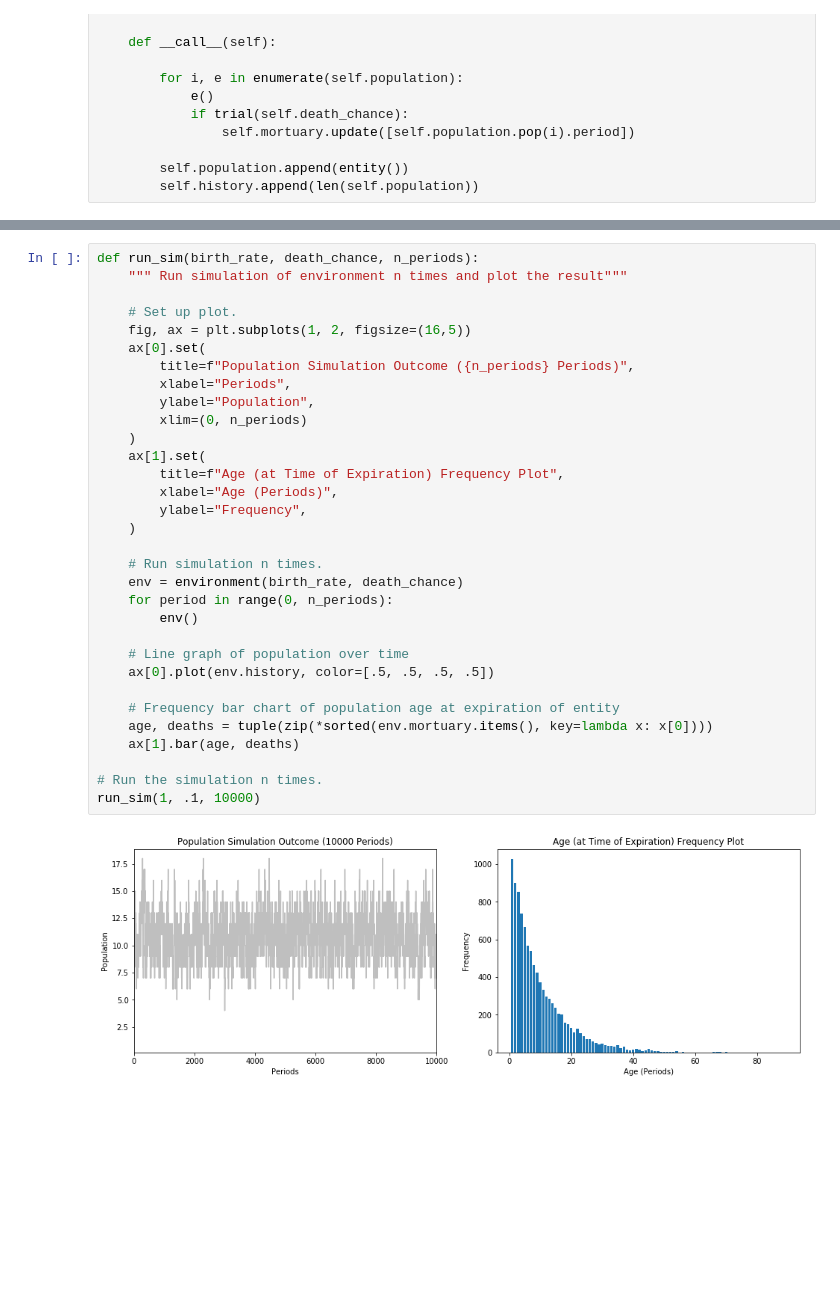
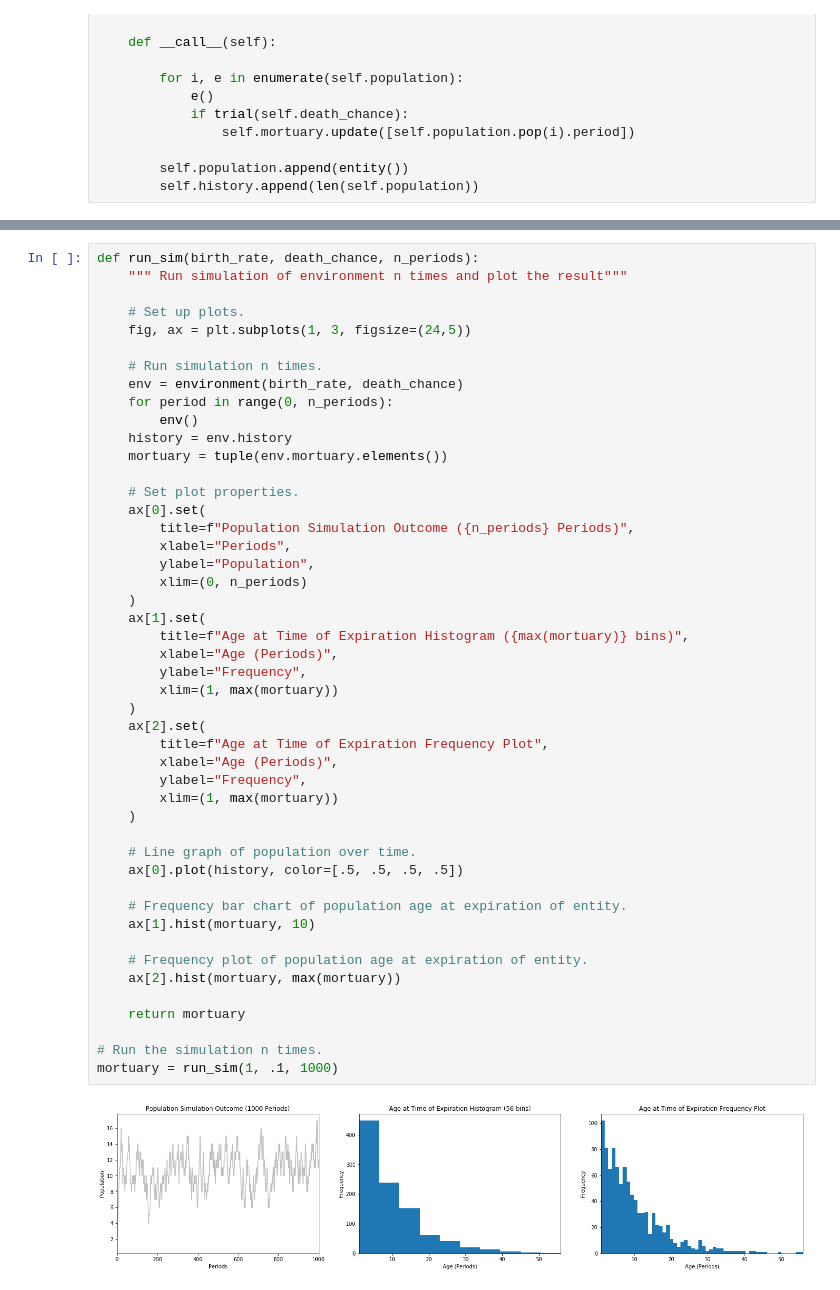
Before and after one commit to hansintheair/SimulatePopulation, a Jupyter notebook: PopulationGrowth_4.ipynb, the cells around one changed output, grey strips where cells are left out. Cells and saved outputs as stored; diff of their text form; blank space fills up the shorter version.

```diff
--- a/PopulationGrowth_4.ipynb
+++ b/PopulationGrowth_4.ipynb
@@ -51,34 +65,49 @@ class environment():
 # %%
 def run_sim(birth_rate, death_chance, n_periods):
     """ Run simulation of environment n times and plot the result"""
 
-    # Set up plot.
-    fig, ax = plt.subplots(1, 2, figsize=(16,5))
+    # Set up plots.
+    fig, ax = plt.subplots(1, 3, figsize=(24,5))
+
+    # Run simulation n times.
+    env = environment(birth_rate, death_chance)
+    for period in range(0, n_periods):
+        env()
+    history = env.history
+    mortuary = tuple(env.mortuary.elements())
+
+    # Set plot properties.
     ax[0].set(
         title=f"Population Simulation Outcome ({n_periods} Periods)",
         xlabel="Periods",
         ylabel="Population",
         xlim=(0, n_periods)
     )
     ax[1].set(
-        title=f"Age (at Time of Expiration) Frequency Plot",
+        title=f"Age at Time of Expiration Histogram ({max(mortuary)} bins)",
         xlabel="Age (Periods)",
         ylabel="Frequency",
+        xlim=(1, max(mortuary))
+    )
+    ax[2].set(
+        title=f"Age at Time of Expiration Frequency Plot",
+        xlabel="Age (Periods)",
+        ylabel="Frequency",
+        xlim=(1, max(mortuary))
     )
 
-    # Run simulation n times.
-    env = environment(birth_rate, death_chance)
-    for period in range(0, n_periods):
-        env()
+    # Line graph of population over time.
+    ax[0].plot(history, color=[.5, .5, .5, .5])
 
-    # Line graph of population over time
-    ax[0].plot(env.history, color=[.5, .5, .5, .5])
+    # Frequency bar chart of population age at expiration of entity.
+    ax[1].hist(mortuary, 10)
 
-    # Frequency bar chart of population age at expiration of entity
-    age, deaths = tuple(zip(*sorted(env.mortuary.items(), key=lambda x: x[0])))
-    ax[1].bar(age, deaths)
+    # Frequency plot of population age at expiration of entity.
+    ax[2].hist(mortuary, max(mortuary))
+
+    return mortuary
 
 # Run the simulation n times.
-run_sim(1, .1, 10000)
+mortuary = run_sim(1, .1, 1000)
 # %% [output]
-[figure, old version]
+[figure, new version]
```
Also changed, not shown: parts of 6 cells of this notebook, 1 other file.
